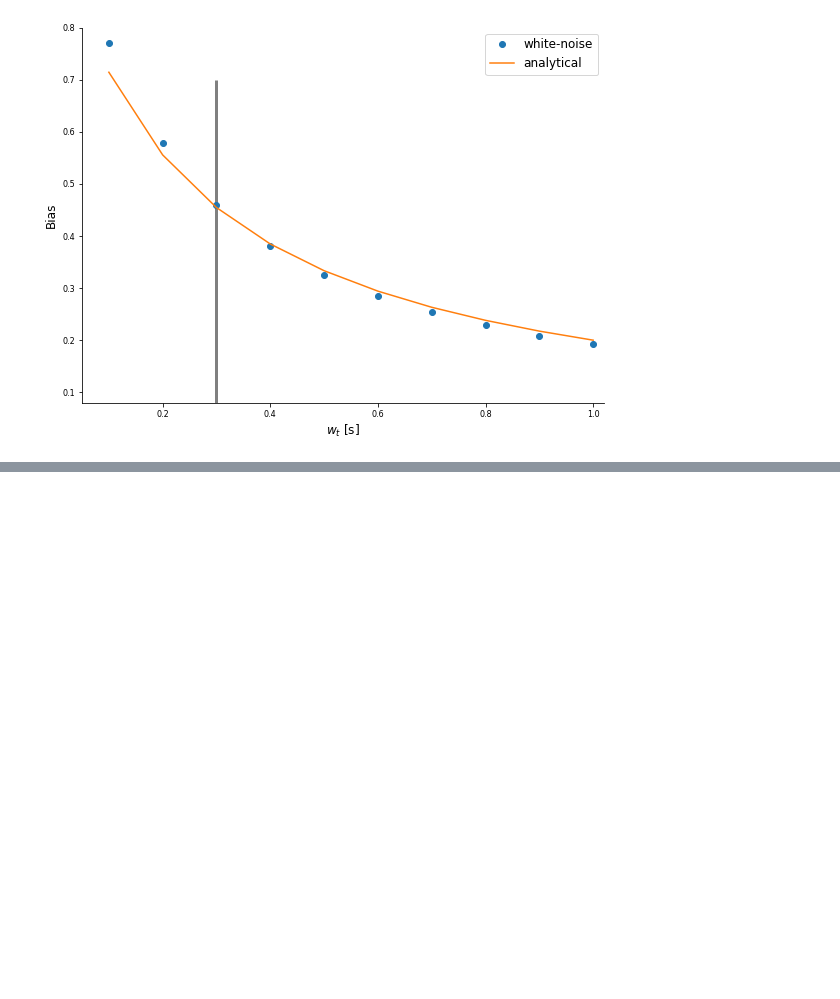
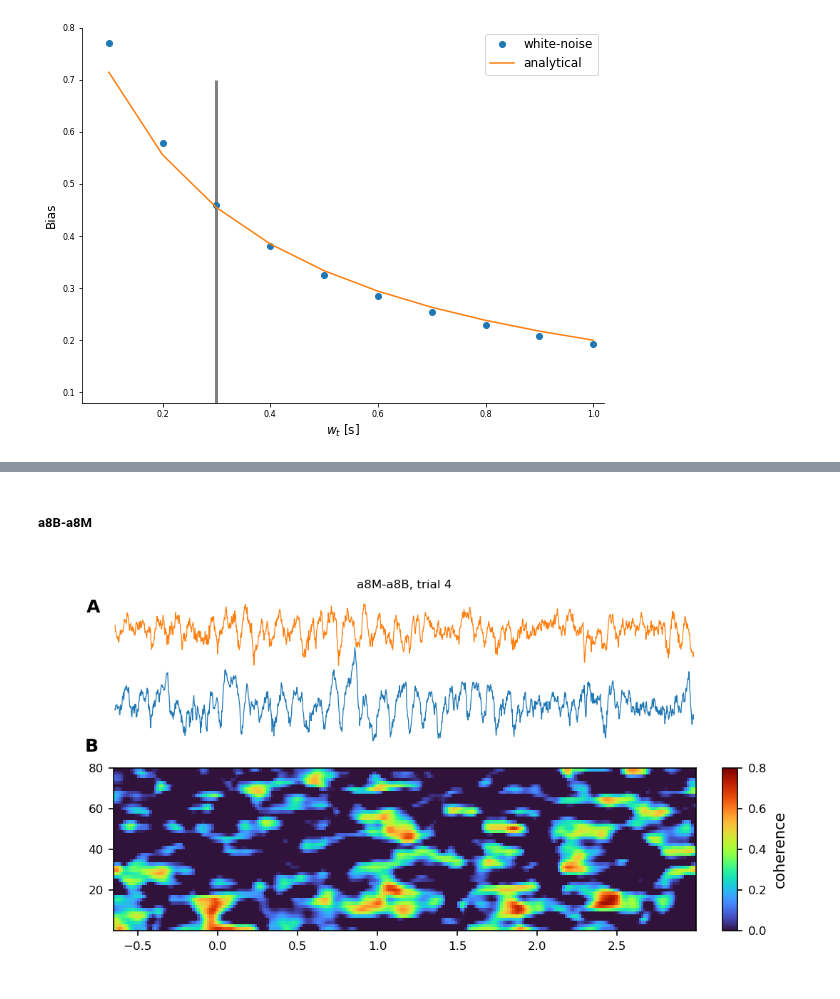
Before and after one commit to ViniciusLima94/GrayData-Analysis, a Jupyter notebook: notebooks/3.0.7. Test on the channels suggested by Charles.ipynb, the cells around one changed output, grey strips where cells are left out. Saved outputs shown, nothing was run; the diff lists cells and outputs as text; code cells hidden in the pictures; blank space fills up the shorter version.

```diff
--- a/notebooks/3.0.7. Test on the channels suggested by Charles.ipynb
+++ b/notebooks/3.0.7. Test on the channels suggested by Charles.ipynb
@@ -469,0 +452,6 @@ coh_sig.isel(roi=4).sel(trials=10,times=slice(-0.5,2.5)).plot.imshow(x="times",
+# %% [markdown]
+##### a8B-a8M
+# %%
+plot_single_trial_coh(1, 1)
+# %% [output]
+[figure, added]
```
Also changed, not shown: parts of 21 cells of this notebook, 1 other file.
